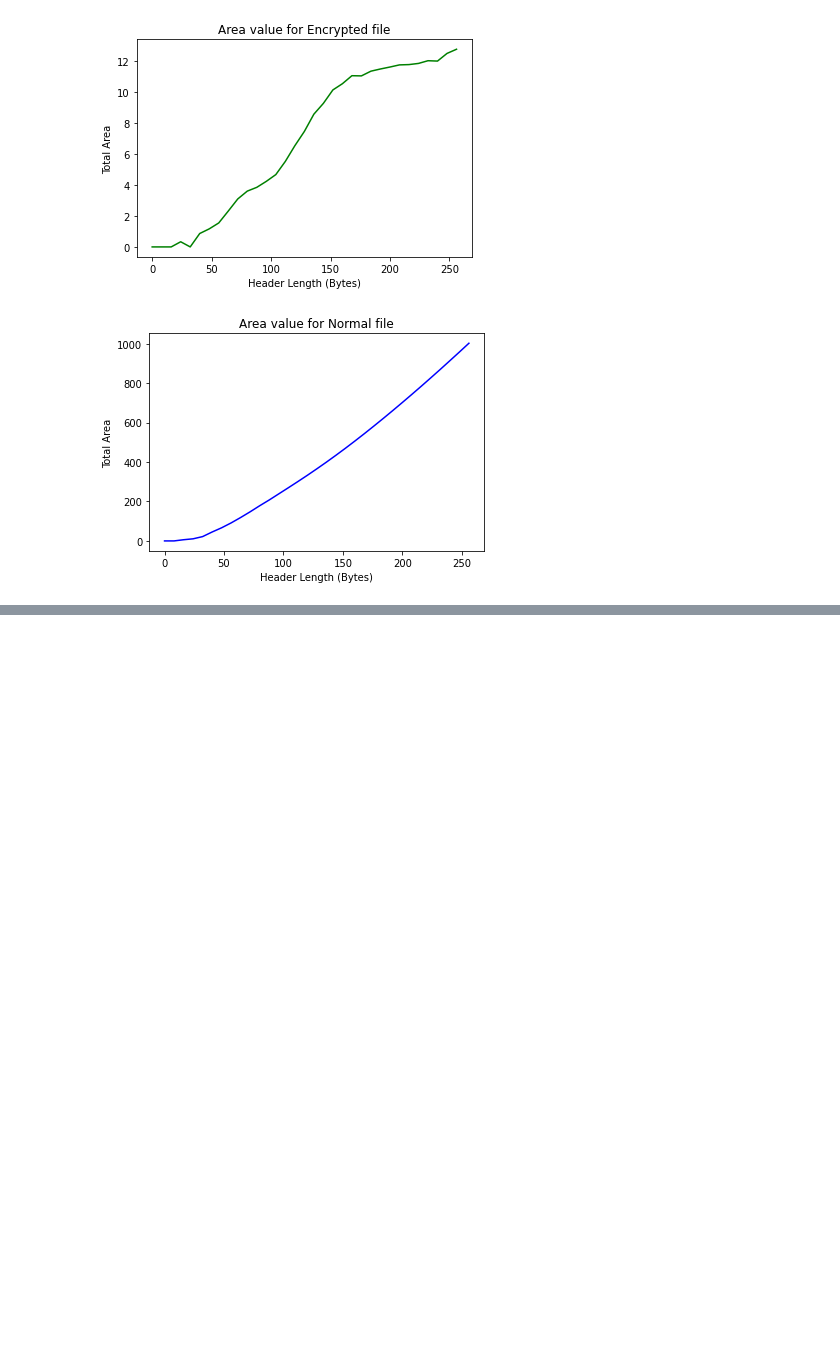
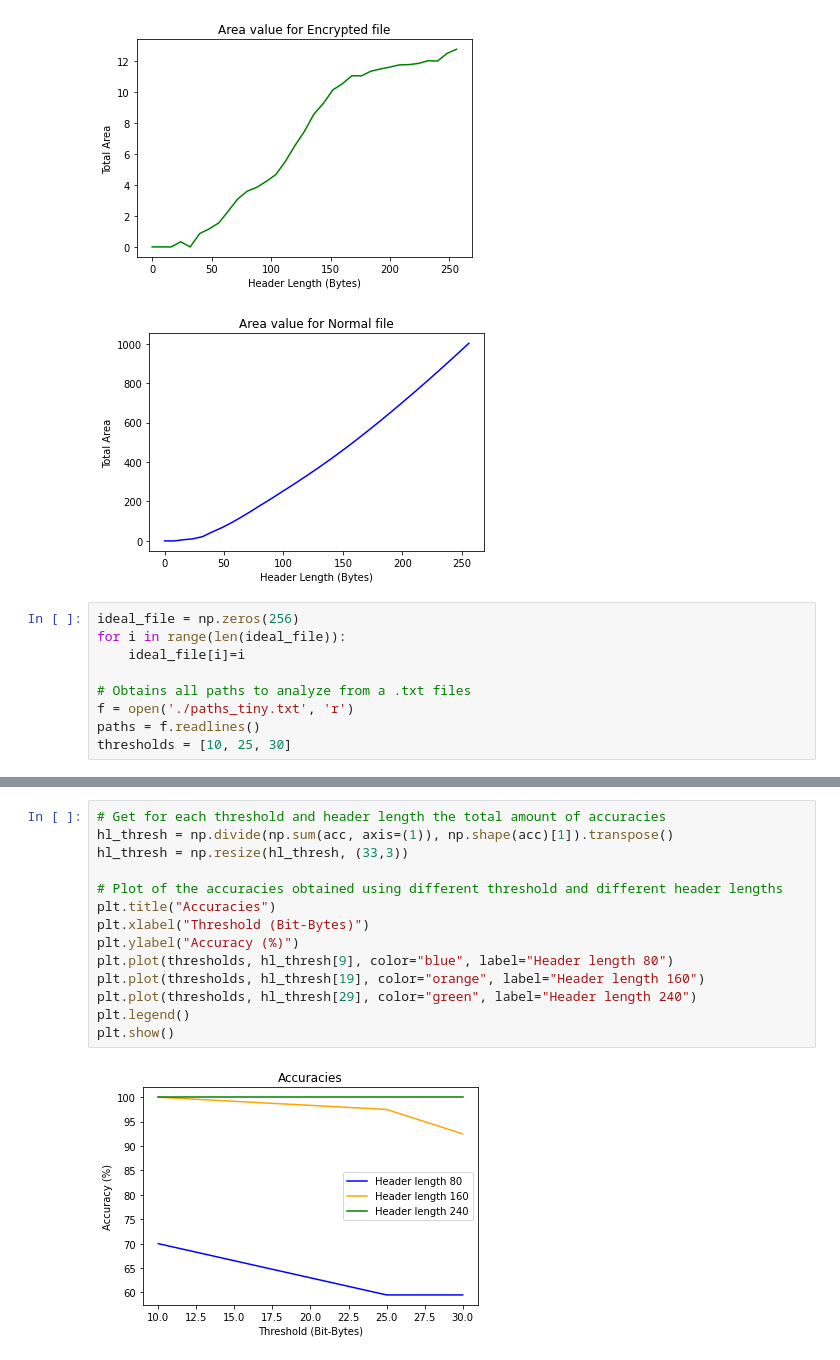
Before and after one commit to gomitolof/DAA-for-Ransomware-detection, a Jupyter notebook: RansomwareProjectScript.ipynb, the cells around one changed output, grey strips where cells are left out. Saved outputs shown, nothing was run; the diff lists cells and outputs as text; blank space fills up the shorter version.

```diff
--- a/RansomwareProjectScript.ipynb
+++ b/RansomwareProjectScript.ipynb
@@ -206,4 +206,13 @@ plt.show()
 # %% [output]
 [figure]
 [figure]
+# %%
+ideal_file = np.zeros(256)
+for i in range(len(ideal_file)):
+    ideal_file[i]=i
+
+# Obtains all paths to analyze from a .txt files
+f = open('./paths_tiny.txt', 'r')
+paths = f.readlines()
+thresholds = [10, 25, 30]
 # %%
@@ -319,0 +290,16 @@ print(np.divide(np.sum(acc, axis=(0,2)), np.shape(acc)[0] * np.shape(acc)[2]))
+# %%
+# Get for each threshold and header length the total amount of accuracies
+hl_thresh = np.divide(np.sum(acc, axis=(1)), np.shape(acc)[1]).transpose()
+hl_thresh = np.resize(hl_thresh, (33,3))
+
+# Plot of the accuracies obtained using different threshold and different header lengths
+plt.title("Accuracies")
+plt.xlabel("Threshold (Bit-Bytes)")
+plt.ylabel("Accuracy (%)")
+plt.plot(thresholds, hl_thresh[9], color="blue", label="Header length 80")
+plt.plot(thresholds, hl_thresh[19], color="orange", label="Header length 160")
+plt.plot(thresholds, hl_thresh[29], color="green", label="Header length 240")
+plt.legend()
+plt.show()
+# %% [output]
+[figure, added]
```
Also changed, not shown: parts of 7 cells of this notebook, 2 other files.
